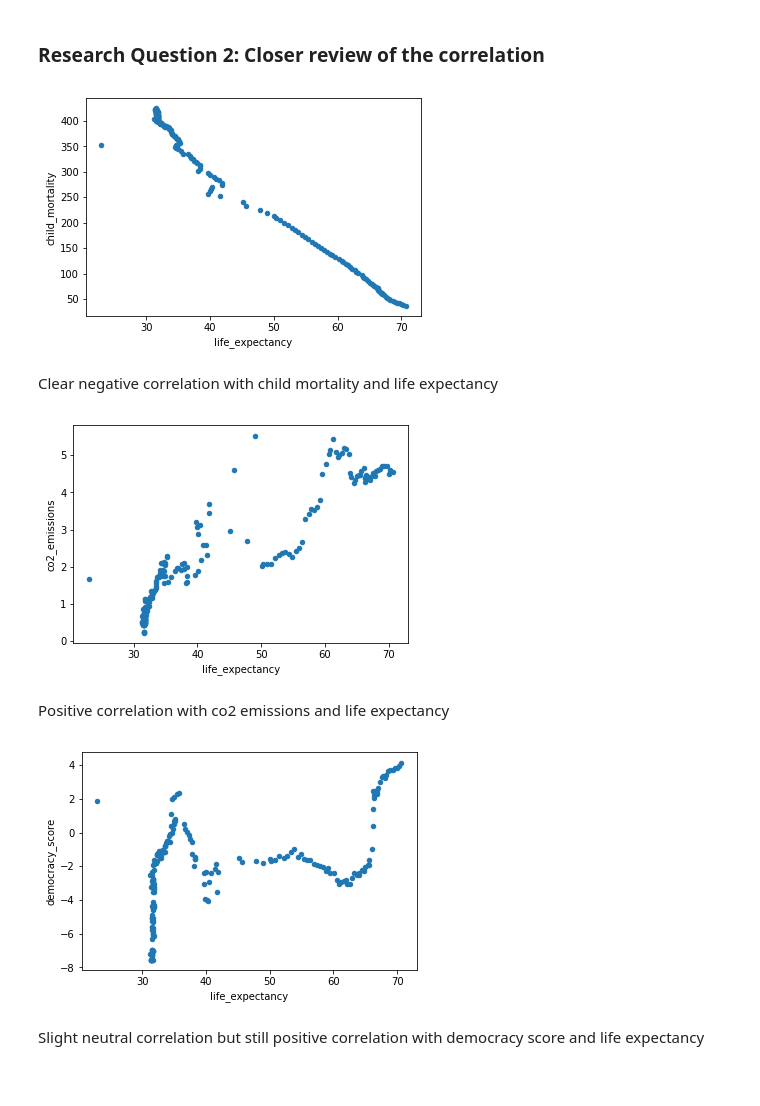
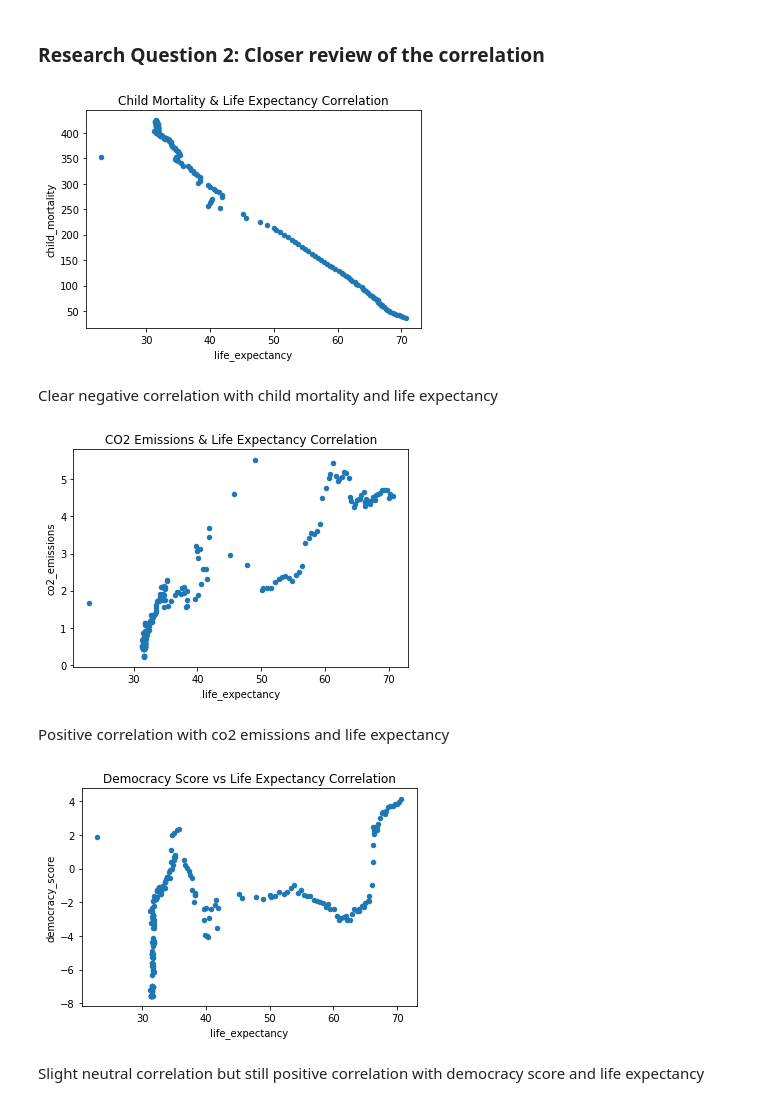
Before and after one commit to christineton/Udacity_Data_Analysis_Nanodegree, a Jupyter notebook: Investigate_a_Dataset_Assignment/Investigate_a_Dataset.ipynb, the cells around one changed output. Drawn from its saved outputs; the diff is of its cells as text; code cells hidden in the pictures.

```diff
--- a/Investigate_a_Dataset_Assignment/Investigate_a_Dataset.ipynb
+++ b/Investigate_a_Dataset_Assignment/Investigate_a_Dataset.ipynb
@@ -644,22 +648,25 @@ There is a sharp increase in income per person starting in the 1950s and I belie
 # %%
 child_mortality_le = gapminder_data.plot.scatter(x='life_expectancy'
                                                 ,y='child_mortality')
+child_mortality_le.set_title("Child Mortality & Life Expectancy Correlation");
 # %% [output]
-[figure, old version]
+[figure, new version]
 # %% [markdown]
 Clear negative correlation with child mortality and life expectancy
 # %%
 co2_emissions_le = gapminder_data.plot.scatter(x='life_expectancy'
                                                 ,y='co2_emissions')
+co2_emissions_le.set_title("CO2 Emissions & Life Expectancy Correlation");
 # %% [output]
-[figure, old version]
+[figure, new version]
 # %% [markdown]
 Positive correlation with co2 emissions and life expectancy
 # %%
 democracy_score_le = gapminder_data.plot.scatter(x='life_expectancy'
                                                 ,y='democracy_score')
+democracy_score_le.set_title("Democracy Score vs Life Expectancy Correlation");
 # %% [output]
-[figure, old version]
+[figure, new version]
 # %% [markdown]
 Slight neutral correlation but still positive correlation with democracy score and life expectancy
 # %%
```
Also changed, not shown: parts of 14 cells of this notebook.
